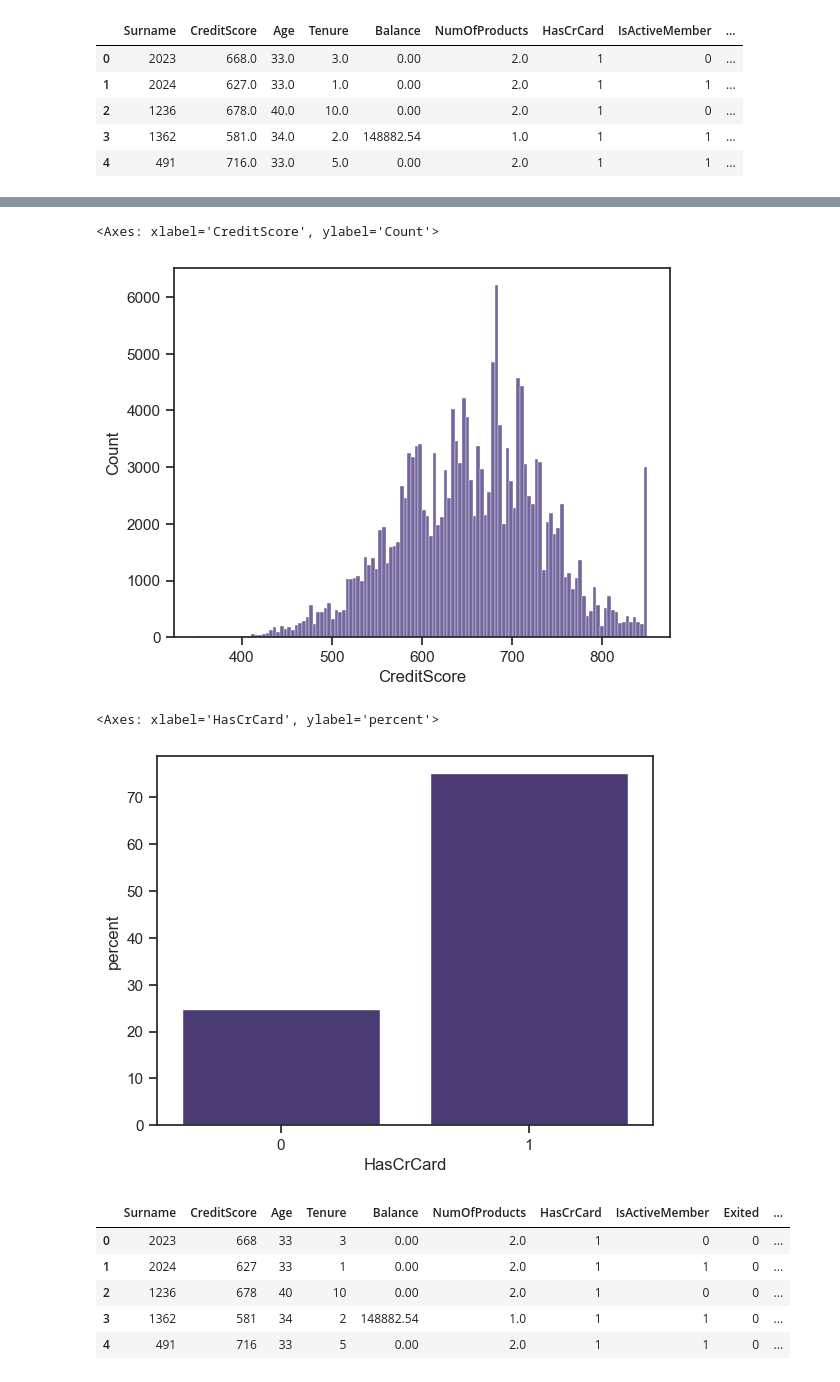
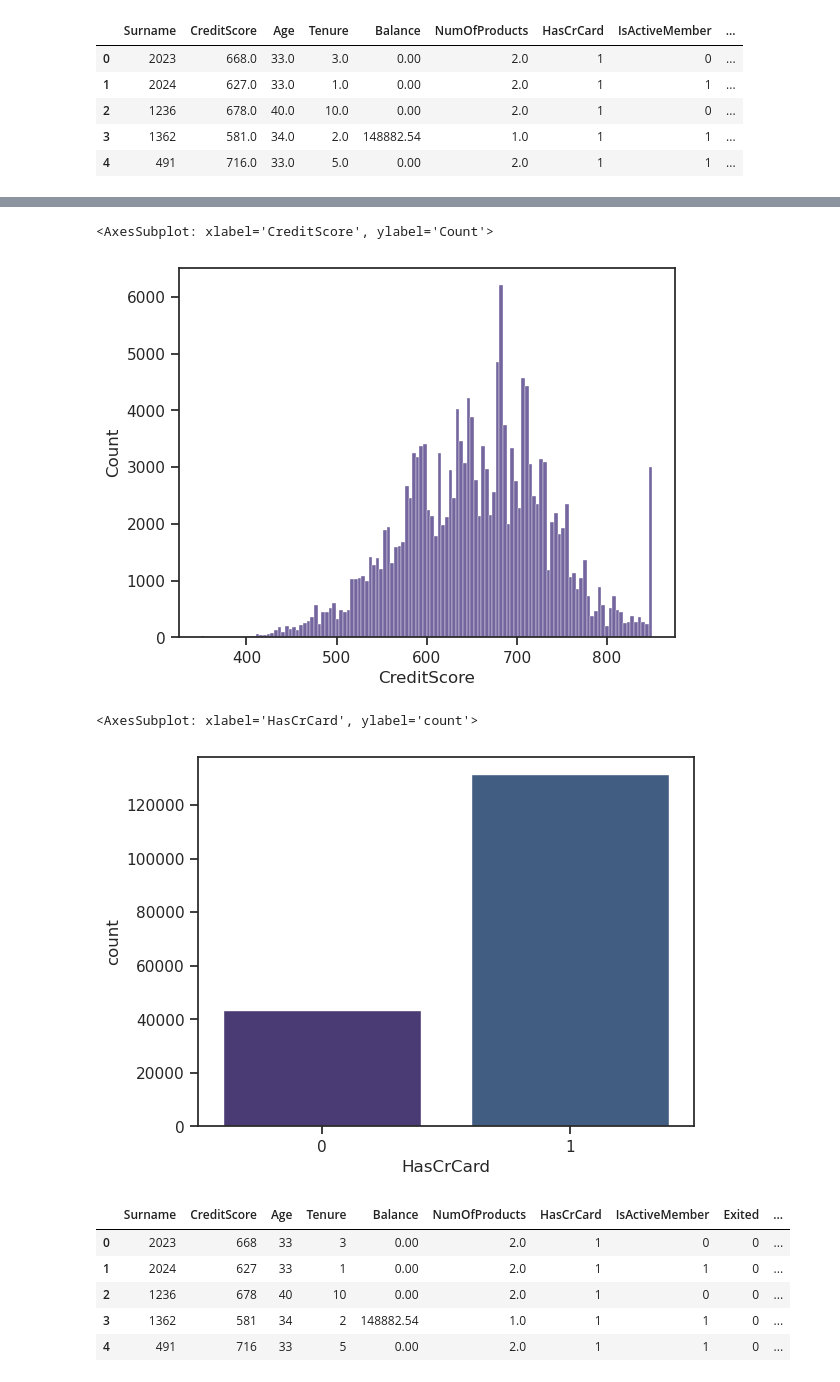
Before and after one commit to vanki2003/bank-churn, a Jupyter notebook: main.ipynb, the cells around one changed output, grey strips where cells are left out. Drawn from its saved outputs; the diff is of its cells as text; code cells hidden in the pictures.

```diff
--- a/main.ipynb
+++ b/main.ipynb
@@ -63,5 +77,8 @@ dtype: object
+# %%
+bank_new['EstimatedSalary'].replace('38.190.168', '381901.68', inplace=True)
+bank_new['EstimatedSalary'].replace('14.012.017', '14012.017', inplace=True)
 # %%
-bank_new = bank_new.astype({"CreditScore": 'int64', "Age": 'int64', "Tenure": 'int64'})
+bank_new = bank_new.astype({"CreditScore": 'int64', "Age": 'int64', "Tenure": 'int64', "EstimatedSalary": 'float64'})
 bank_new.dtypes
 # %% [output]
 Surname                int64
@@ -92,13 +109,13 @@ sns.histplot(data=bank_new, x='Age')
 # %%
 sns.histplot(data=bank_new, x='CreditScore')
 # %% [output]
-<Axes: xlabel='CreditScore', ylabel='Count'>
+<AxesSubplot: xlabel='CreditScore', ylabel='Count'>
-[figure, old version]
+[figure, new version]
 # %%
-sns.countplot(data=bank_new, x='HasCrCard', stat='percent')
+sns.countplot(data=bank_new, x='HasCrCard')
 # %% [output]
-<Axes: xlabel='HasCrCard', ylabel='percent'>
+<AxesSubplot: xlabel='HasCrCard', ylabel='count'>
-[figure, old version]
+[figure, new version]
 # %%
 bank_new.head()
 # %% [output]
```
Also changed, not shown: parts of 7 cells of this notebook.
